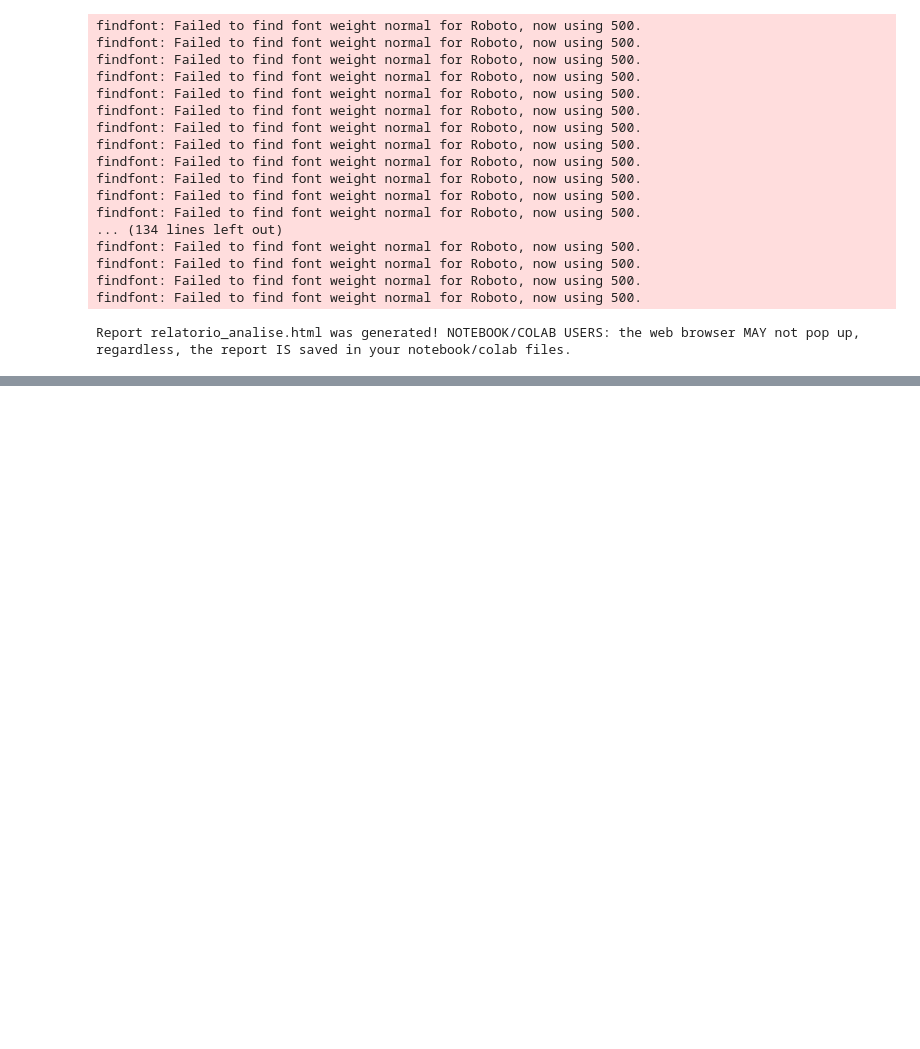
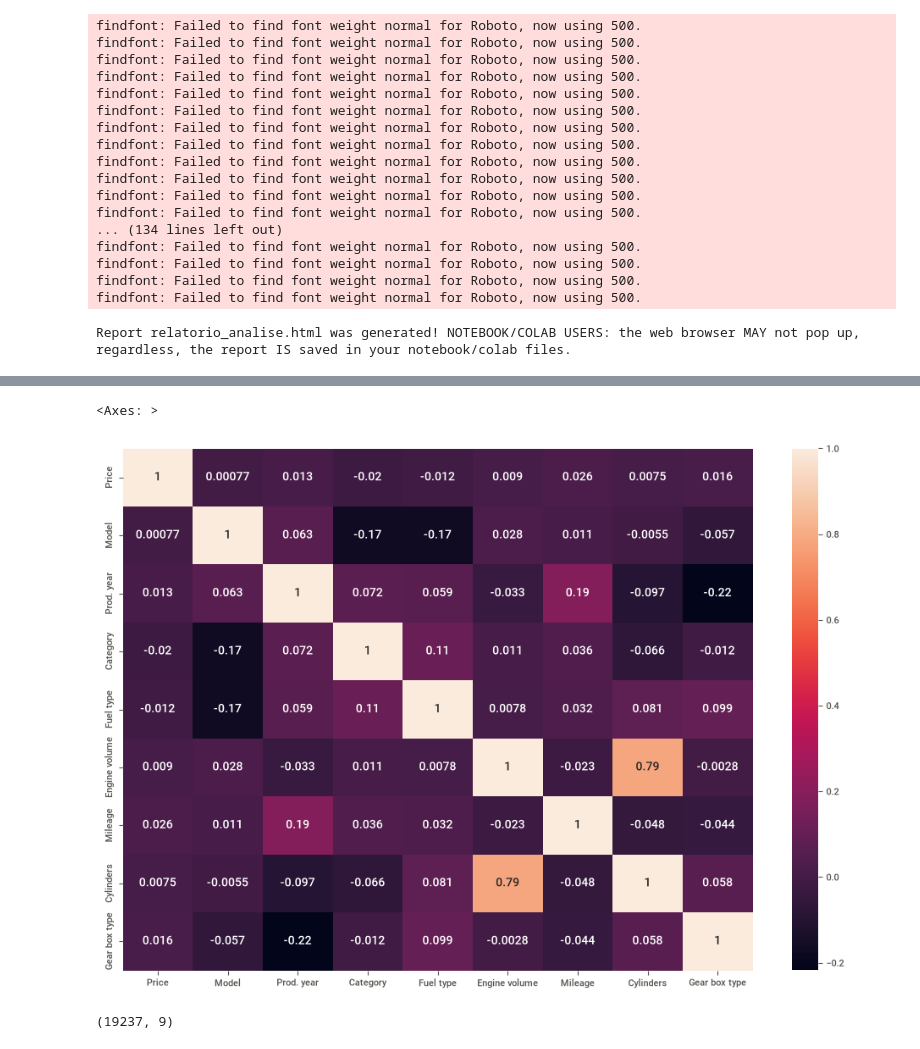
Before and after one commit to Divangamene/Modelo-de-Previs-o-de-Pre-os-de-Autom-veis, a Jupyter notebook: projecto.ipynb, the cells around one changed output, grey strips where cells are left out. Saved outputs shown, nothing was run; the diff lists cells and outputs as text; code cells hidden in the pictures; blank space fills up the shorter version.

```diff
--- a/projecto.ipynb
+++ b/projecto.ipynb
@@ -165,0 +179,6 @@ dataset.index
+# %%
+dataset.drop(["ID","Drive wheels","Doors","Color","Levy","Leather interior","Wheel"], axis=1, inplace=True)
+# %%
+dataset.drop("Manufacturer", axis=1, inplace=True)
+# %%
+dataset.drop("Airbags", inplace=True, axis=1)
@@ -165,0 +201,11 @@ dataset.index
+# %%
+cor=dataset.corr()
+plt.figure(figsize=(12,8))
+sns.heatmap(cor, annot=True)
+# %% [output]
+<Axes: >
+[figure, added]
+# %%
+dataset.shape
+# %% [output]
+(19237, 9)
```
Also changed, not shown: parts of 9 cells of this notebook.
